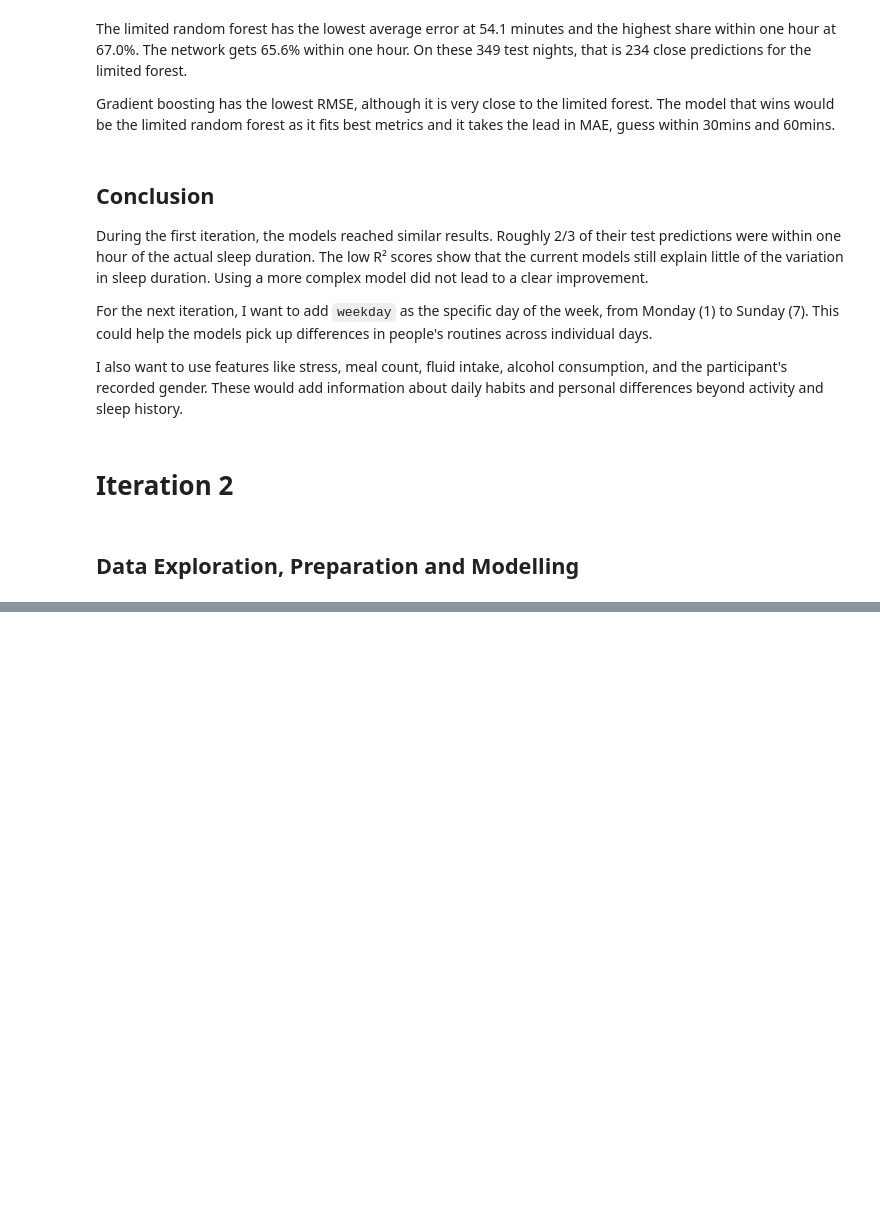
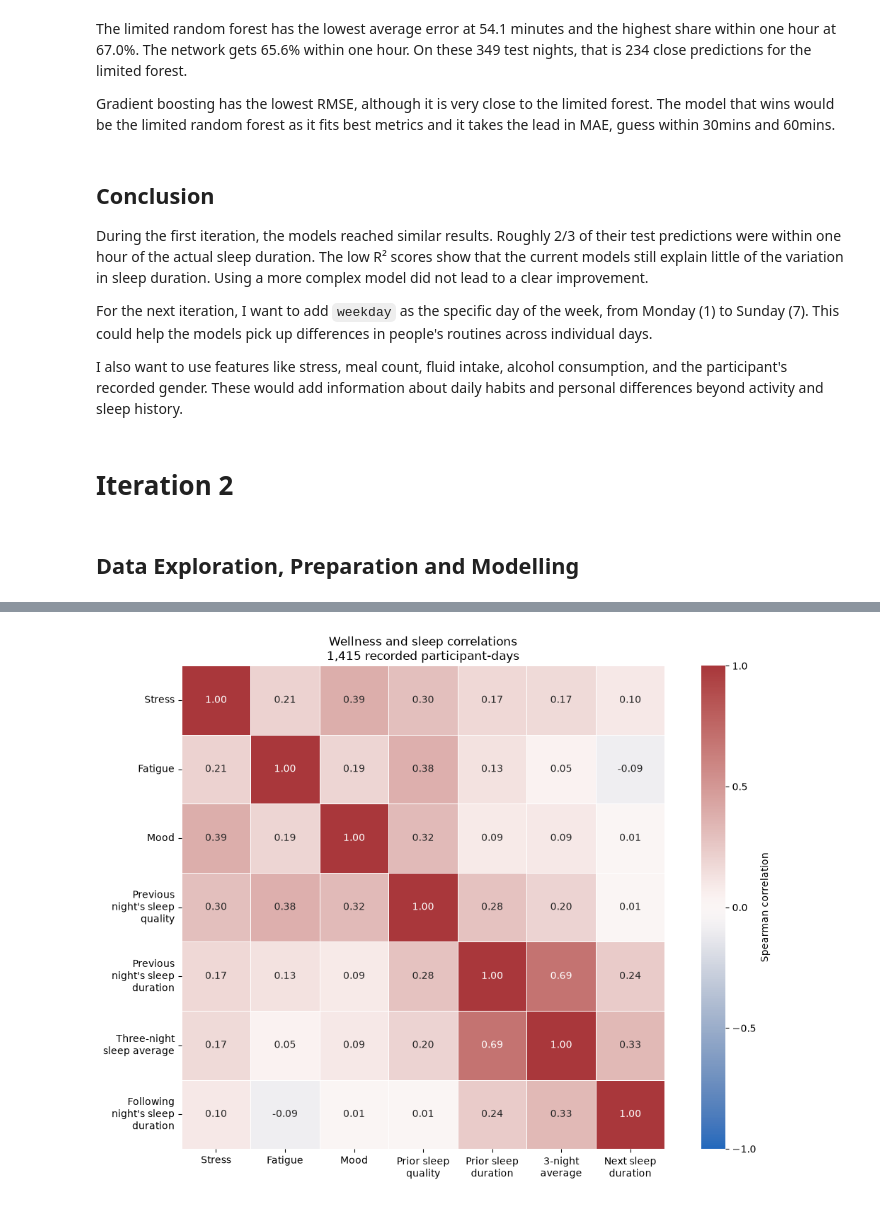
Before and after one commit to krasennnn/sleep-predictor, a Jupyter notebook: 01_explore_and_prepare_data.ipynb, the cells around one changed output, grey strips where cells are left out. Saved outputs shown, nothing was run; the diff lists cells and outputs as text; code cells hidden in the pictures; blank space fills up the shorter version.

```diff
--- a/01_explore_and_prepare_data.ipynb
+++ b/01_explore_and_prepare_data.ipynb
@@ -1757,0 +2104,16 @@ I also want to use features like stress, meal count, fluid intake, alcohol consu
+# %%
+valid_wellness_scores = (
+    wellness_clean[wellness_features].ge(1)
+    & wellness_clean[wellness_features].le(5)
+).all(axis=1)
+print(f"Reports excluded for scores outside 1–5: {(~valid_wellness_scores).sum()}")
+
+wellness_clean = wellness_clean.loc[valid_wellness_scores].copy()
+reports_before_selection = len(wellness_clean)
+wellness_clean = (
+    wellness_clean.sort_values(["participant_id", "date", "reported_at"])
+    .drop_duplicates(["participant_id", "date"], keep="first")
+    .copy()
+)
+print(f"Additional reports excluded after keeping the first valid entry: {reports_before_selection - len(wellness_clean)}")
+print(f"Daily wellness reports remaining: {len(wellness_clean):,}")
@@ -1757,0 +2186,35 @@ I also want to use features like stress, meal count, fluid intake, alcohol consu
+# %%
+correlation_columns = {
+    "stress": "Stress",
+    "fatigue": "Fatigue",
+    "mood": "Mood",
+    "previous_sleep_quality": "Previous\nnight's sleep\nquality",
+    "previous_sleep_minutes": "Previous\nnight's sleep\nduration",
+    "avg_sleep_last_3_nights": "Three-night\nsleep average",
+    "next_sleep_minutes": "Following\nnight's sleep\nduration",
+}
+
+correlation_data = model_data_iteration_2[list(correlation_columns)].rename(
+    columns=correlation_columns
+)
+wellness_correlations = correlation_data.corr(method="spearman")
+
+fig, ax = plt.subplots(figsize=(11, 8))
+sns.heatmap(
+    wellness_correlations,
+    annot=True, fmt=".2f", cmap="vlag", vmin=-1, vmax=1, center=0,
+    square=True, linewidths=0.5,
+    cbar_kws={"label": "Spearman correlation", "ticks": [-1, -0.5, 0, 0.5, 1]},
+    ax=ax,
+)
+ax.set_title(f"Wellness and sleep correlations\n{len(correlation_data):,} recorded participant-days")
+ax.tick_params(axis="both", labelsize=10)
+ax.set_xticklabels([
+    "Stress", "Fatigue", "Mood", "Prior sleep\nquality",
+    "Prior sleep\nduration", "3-night\naverage", "Next sleep\nduration",
+], rotation=0)
+plt.yticks(rotation=0)
+plt.tight_layout()
+plt.show()
+# %% [output]
+[figure, added]
```
Also changed, not shown: parts of 30 cells of this notebook.
